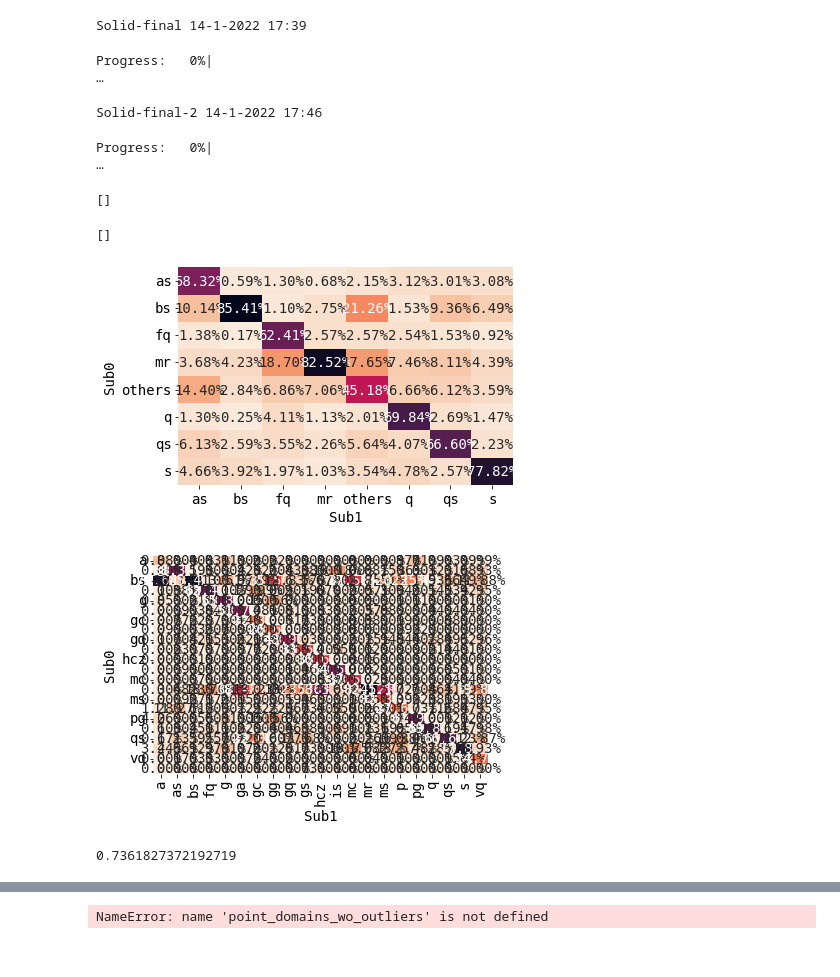
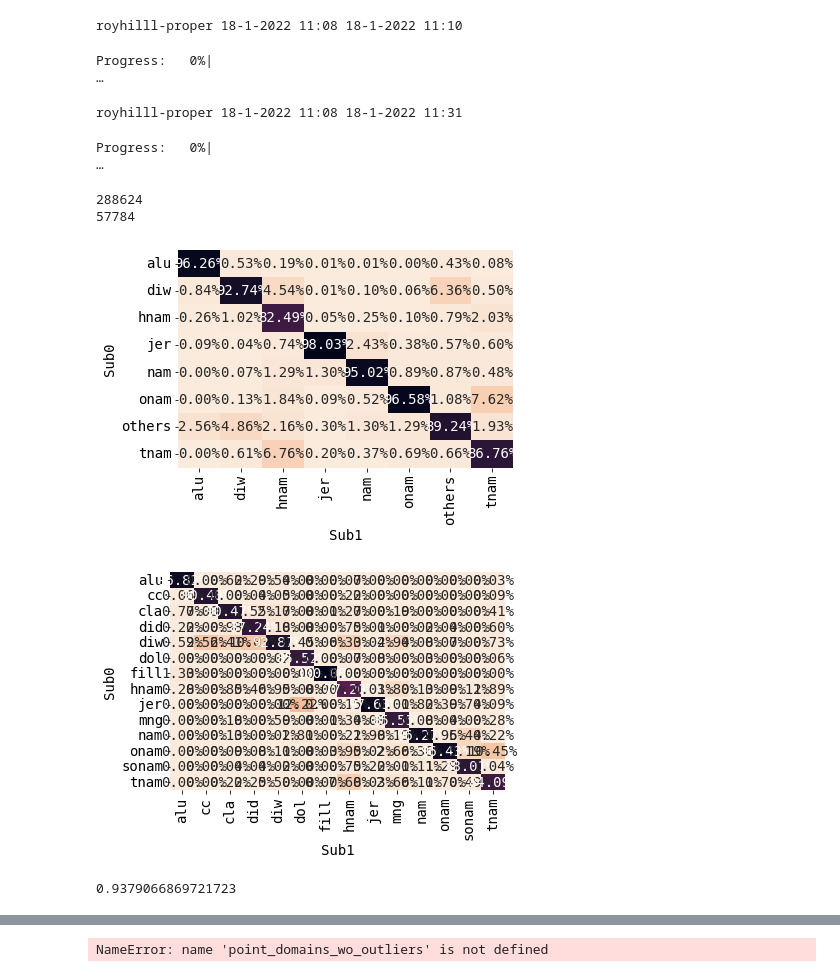
Before and after one commit to jash404/Block-model-comparison, a Jupyter notebook: Sub-Sub.ipynb, the cells around one changed output, grey strips where cells are left out. Drawn from its saved outputs; the diff is of its cells as text; code cells hidden in the pictures.

Commit message:
sub-sub 3d done and tested
everything tested, even limiting solids and hence closing this chapter. Now moving onto reverse grid_index

```diff
--- a/Sub-Sub.ipynb
+++ b/Sub-Sub.ipynb
@@ -283,11 +289,7 @@ len(new_block_centroids)
 # %%
 # SUB-BLOCK TO SUB-BLOCK COMPARISON
-created_centroid_pos_in_orignal_block = collections.defaultdict(
-    lambda: collections.defaultdict(dict)
-)
-domains_of_created_block_centroids = collections.defaultdict(
-    lambda: collections.defaultdict(dict)
-)
+created_centroid_pos_in_orignal_block = [[] for _ in range(M)]
+domains_of_created_block_centroids = [[] for _ in range(M)]
 lengths_of_subblock_indices_for_orignal_block = [[] for _ in range(M)]
 subblock_not_in_limits = []
 subblock_exists_for_orignal_block = 0
@@ -362,36 +364,37 @@ for block_model_index, item in enumerate(selection):
                             )
                         ):
 
-                            created_centroid_pos_in_orignal_block[block_model_index][
-                                created_block_crawler
-                            ] = subblock_crawler
+                            created_centroid_pos_in_orignal_block[
+                                block_model_index
+                            ].append(subblock_crawler)
                             # print(block_model_index)
-                            domains_of_created_block_centroids[block_model_index][
-                                created_block_crawler
-                            ] = var_collection[block_model_index][subblock_crawler]
+                            domains_of_created_block_centroids[
+                                block_model_index
+                            ].append(
+                                var_collection[block_model_index][subblock_crawler]
+                            )
 
                             # print(str(len(domains_of_created_block_centroids[1])) +"," + str(created_block_crawler))
                             break
                 else:
                     subblock_not_in_limits.append(created_block_crawler)
-print(subblock_not_in_limits)
+
 subblock_not_in_limits = list(set(subblock_not_in_limits))
-for domain_lists in domains_of_created_block_centroids:
-    np.delete(domain_lists, subblock_not_in_limits)
 # %% [output]
-Solid-final 14-1-2022 17:39
+royhilll-proper 18-1-2022 11:08 18-1-2022 11:10
 Progress:   0%|                                                                                               …
-Solid-final-2 14-1-2022 17:46
+royhilll-proper 18-1-2022 11:08 18-1-2022 11:31
 Progress:   0%|                                                                                               …
-[]
 # %%
-print(subblock_not_in_limits)
+print(len(subblock_not_in_limits))
+print(len(domains_of_created_block_centroids[0]))
 # %% [output]
-[]
+288624
+57784
 # %%
 df3 = pd.DataFrame()
-gandu0 = list(domains_of_created_block_centroids[0].values())
-gandu1 = list(domains_of_created_block_centroids[1].values())
+gandu0 = list(domains_of_created_block_centroids[0])
+gandu1 = list(domains_of_created_block_centroids[1])
 
 # Feature to display first N elemnts only on confusion matrix
 N = 7
@@ -403,34 +406,34 @@ sub0_domains_not_needed = list(sub0_domains_not_needed[count_sort_ind[N:]])
 sub1_domains_not_needed, sub1_domain_counts = np.unique(gandu1, return_counts=True)
 sub1_values = np.sort(np.asarray((sub1_domains_not_needed, sub1_domain_counts)).T)
 count_sort_ind = np.argsort(-sub1_domain_counts)
 sub1_domains_not_needed = list(sub1_domains_not_needed[count_sort_ind[N:]])
 
 df3["sub0_edited"] = pd.Series(gandu0)
 df3["sub0_edited"] = df3["sub0_edited"].replace(sub0_domains_not_needed, "others")
 df3["sub1_edited"] = pd.Series(gandu1)
 df3["sub1_edited"] = df3["sub1_edited"].replace(sub1_domains_not_needed, "others")
 
 
 point_confusion_matrix_for_sub = pd.crosstab(
     df3["sub0_edited"], df3["sub1_edited"], rownames=["Sub0"], colnames=["Sub1"]
 )
 point_confusion_matrix_for_sub = pd.DataFrame(point_confusion_matrix_for_sub)
 
 mt = cm.figure(0)
 gn = sns.heatmap(
     (point_confusion_matrix_for_sub) / (np.sum(point_confusion_matrix_for_sub)),
     cbar_kws={},
     annot=True,
     fmt=".2%",
     cmap="rocket_r",
     cbar=False,
 )
 
 # jellyfish.jaro_distance( gandu0, gandu1)
 # difflib.SequenceMatcher(None, gandu0, gandu1).ratio()
 cm.show()
 # %% [output]
-[figure, old version]
+[figure, new version]
 # %%
 # CONFUSION MATRIX FOR SUB TO SUB COMPARISON
 
@@ -464,7 +467,7 @@ mt.savefig("test2png.png", dpi=100)
 #     )
 # # )
 # %% [output]
-[figure, old version]
+[figure, new version]
 # %%
 points_that_match = []
 points_that_dont_match = []
@@ -477,7 +480,7 @@ for points_index, (x, y) in enumerate(zip(gandu0, gandu1)):
 
 print(len(points_that_match) / len(gandu0))
 # %% [output]
-0.7361827372192719
+0.9379066869721723
 # %%
 print("Sub0:")
 print(df3["sub0"].value_counts())
```
Also changed, not shown: parts of 6 cells of this notebook.
